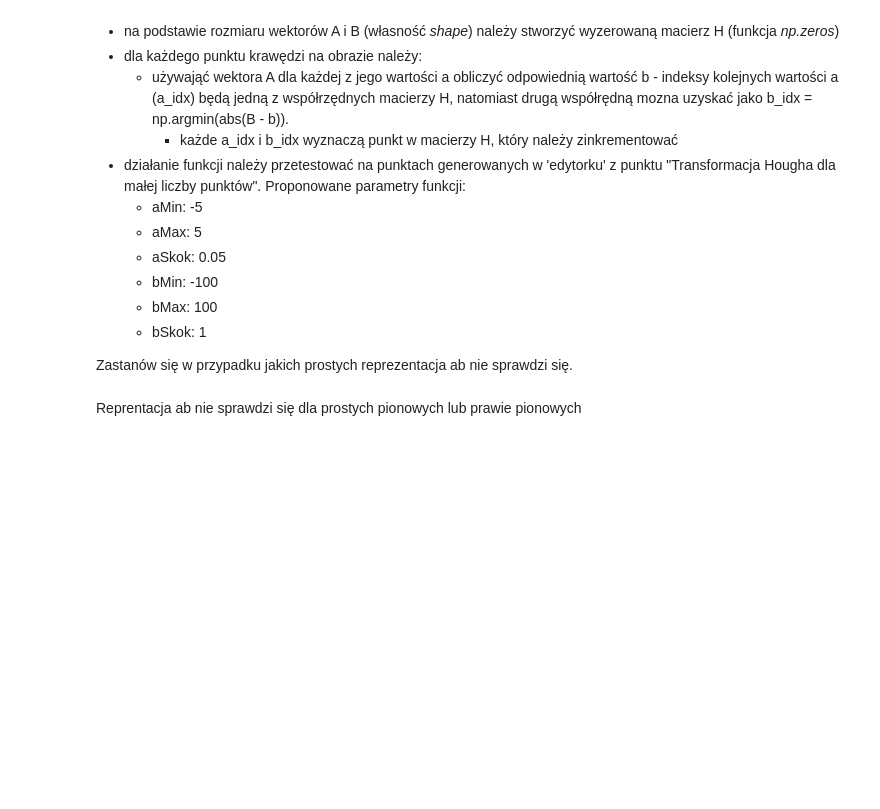
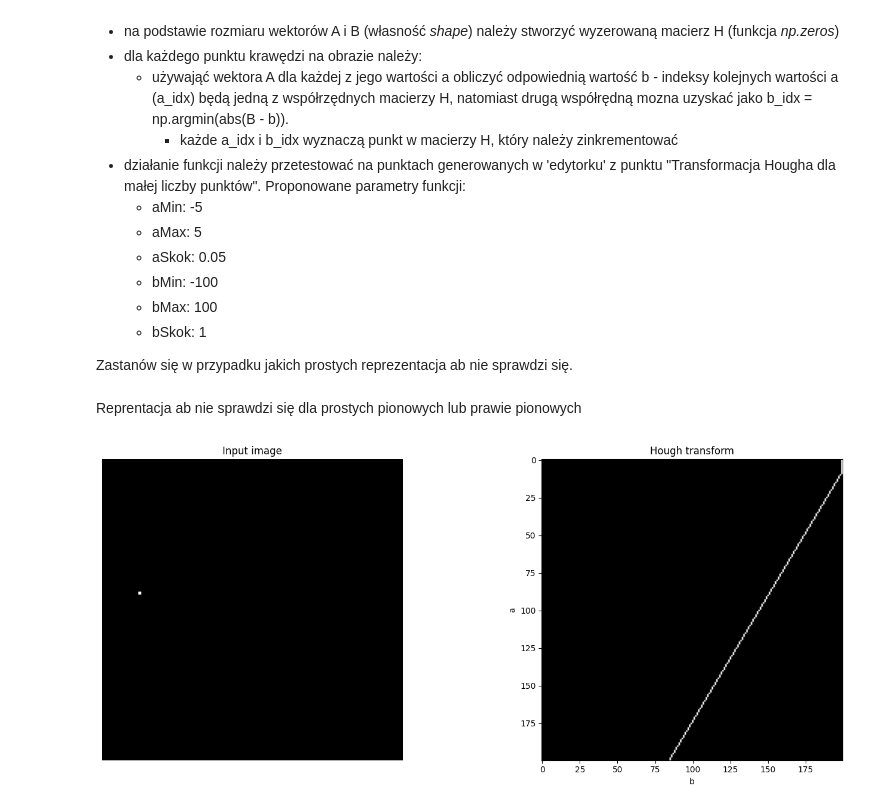
Before and after one commit to fpikon/Systemy_wizyjne, a Jupyter notebook: LAB_11/11_Hough_HW.ipynb, the cells around one changed output. Saved outputs shown, nothing was run; the diff lists cells and outputs as text; code cells hidden in the pictures; blank space fills up the shorter version.

```diff
--- a/LAB_11/11_Hough_HW.ipynb
+++ b/LAB_11/11_Hough_HW.ipynb
@@ -76,6 +76,16 @@ def show_hough(h, image):
 
     plt.tight_layout()
     plt.show()
+# %%
+im = np.zeros((100,100), dtype=np.uint8)
+
+im[44, 12] = 1
+
+H = hough_AB(im, -5, 5, 0.05, -100, 100, 1)
+
+show_hough(H, im)
+# %% [output]
+[figure, added]
 # %%
 im = np.zeros((64,64), dtype=np.uint8)
 
```
Also changed, not shown: parts of 3 cells of this notebook, 4 other files.
